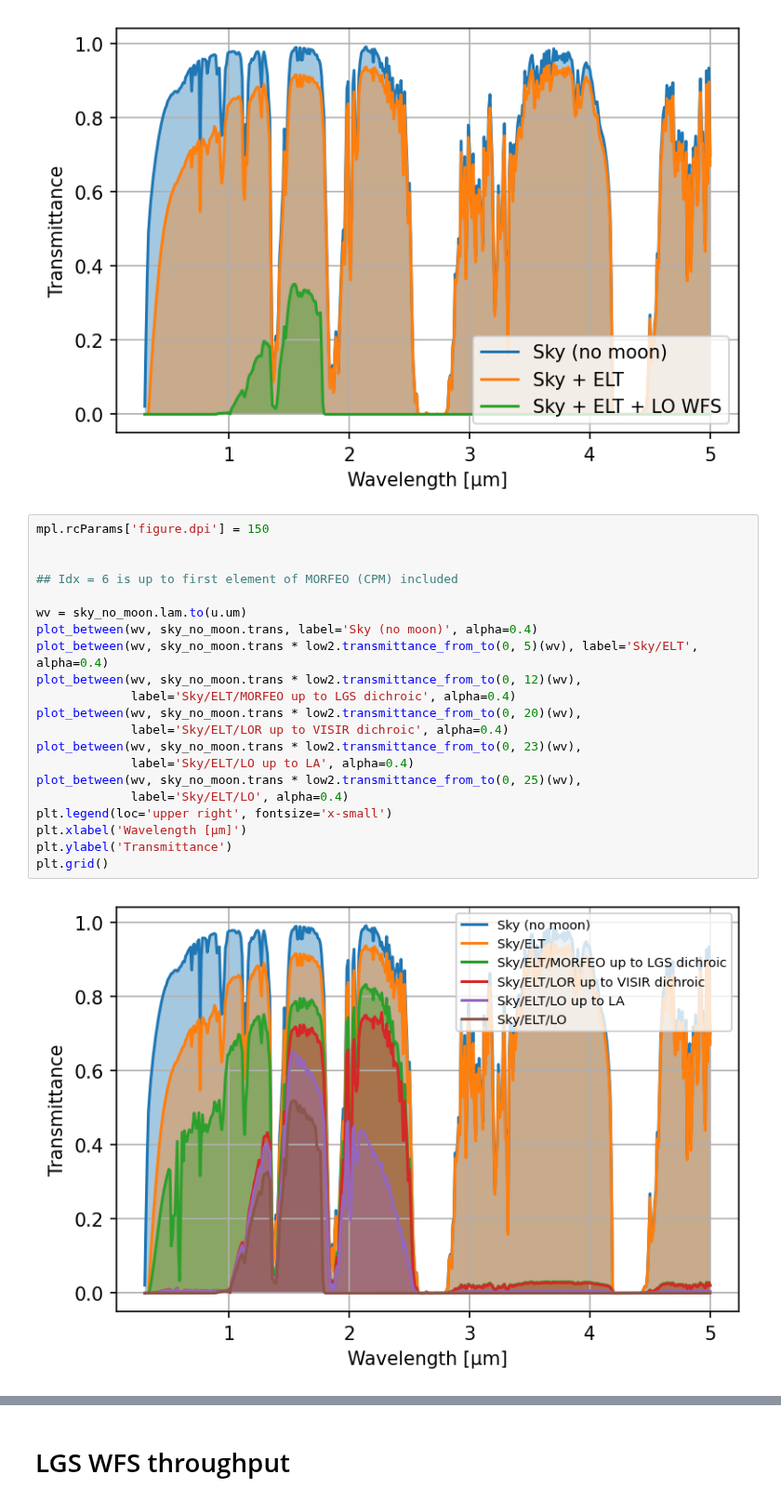
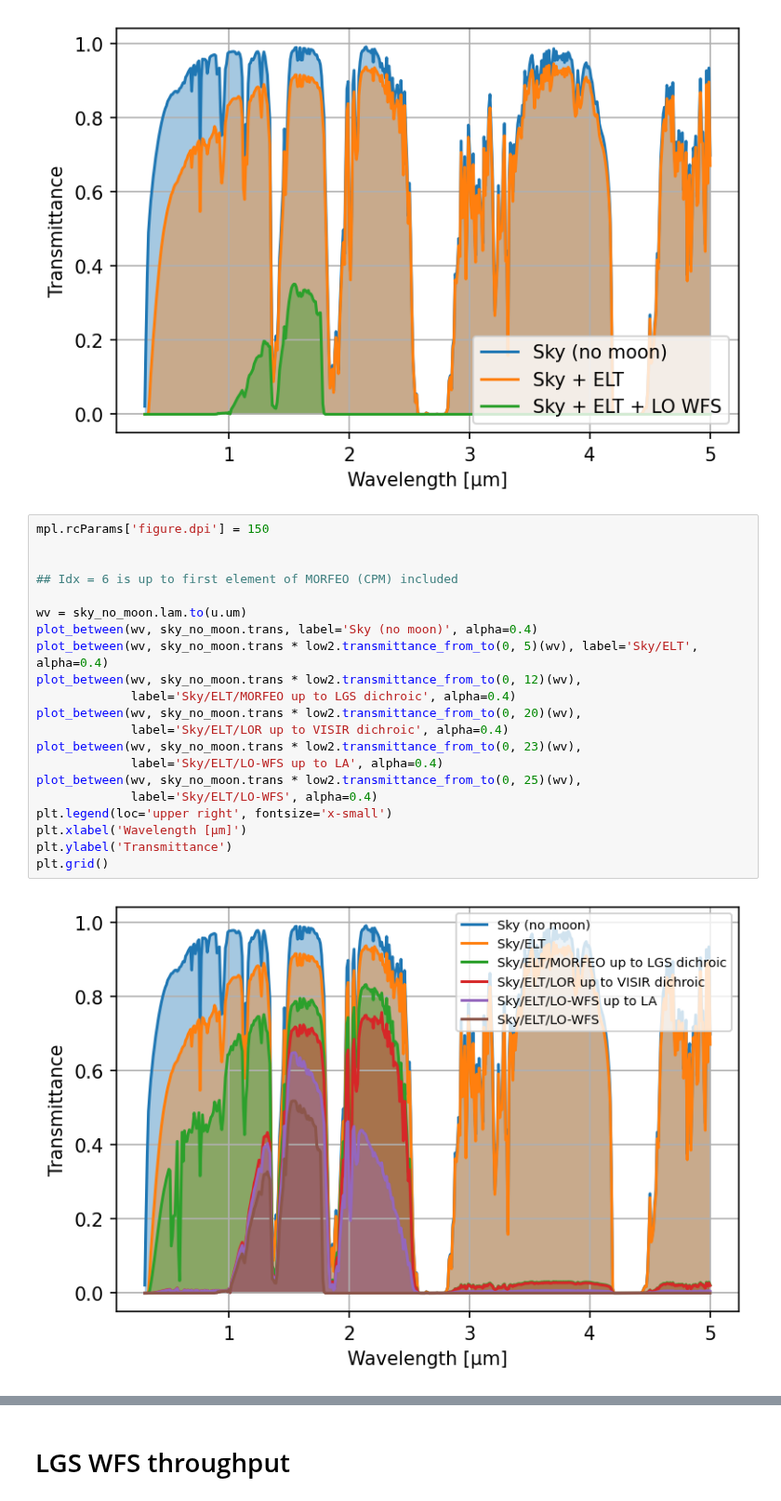
Before and after one commit to ArcetriAdaptiveOptics/arte, a Jupyter notebook: notebook/photometry/throughput_analysis.ipynb, the cells around one changed output, grey strips where cells are left out. Shown at 93% size. Saved outputs shown, nothing was run; the diff lists cells and outputs as text.

```diff
--- a/notebook/photometry/throughput_analysis.ipynb
+++ b/notebook/photometry/throughput_analysis.ipynb
@@ -44,23 +44,23 @@ plt.grid()
 # %%
 mpl.rcParams['figure.dpi'] = 150
 
 
 ## Idx = 6 is up to first element of MORFEO (CPM) included
 
 wv = sky_no_moon.lam.to(u.um)
 plot_between(wv, sky_no_moon.trans, label='Sky (no moon)', alpha=0.4)
 plot_between(wv, sky_no_moon.trans * low2.transmittance_from_to(0, 5)(wv), label='Sky/ELT', alpha=0.4)
 plot_between(wv, sky_no_moon.trans * low2.transmittance_from_to(0, 12)(wv),
              label='Sky/ELT/MORFEO up to LGS dichroic', alpha=0.4)
 plot_between(wv, sky_no_moon.trans * low2.transmittance_from_to(0, 20)(wv),
              label='Sky/ELT/LOR up to VISIR dichroic', alpha=0.4)
 plot_between(wv, sky_no_moon.trans * low2.transmittance_from_to(0, 23)(wv),
-             label='Sky/ELT/LO up to LA', alpha=0.4)
+             label='Sky/ELT/LO-WFS up to LA', alpha=0.4)
 plot_between(wv, sky_no_moon.trans * low2.transmittance_from_to(0, 25)(wv),
-             label='Sky/ELT/LO', alpha=0.4)
+             label='Sky/ELT/LO-WFS', alpha=0.4)
 plt.legend(loc='upper right', fontsize='x-small')
 plt.xlabel('Wavelength [μm]')
 plt.ylabel('Transmittance')
 plt.grid()
 # %% [output]
-[figure, old version]
+[figure, new version]
```
Also changed, not shown: parts of 8 cells of this notebook, 2 other files.
